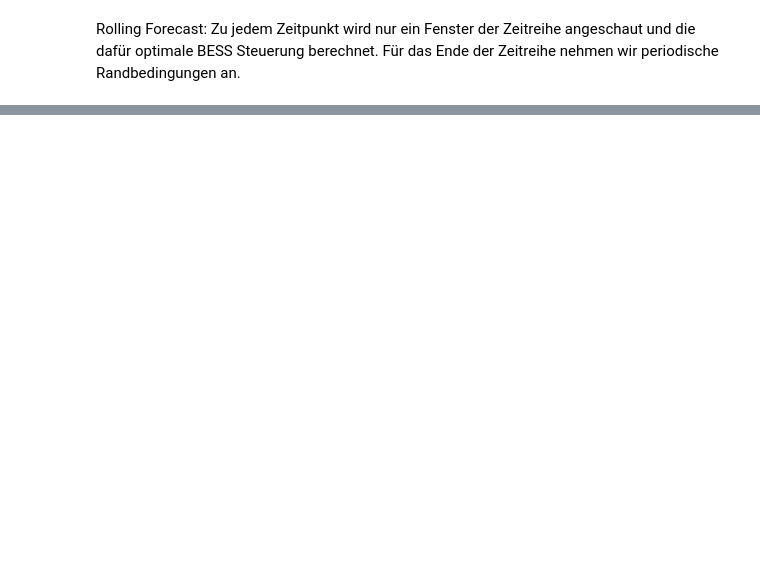
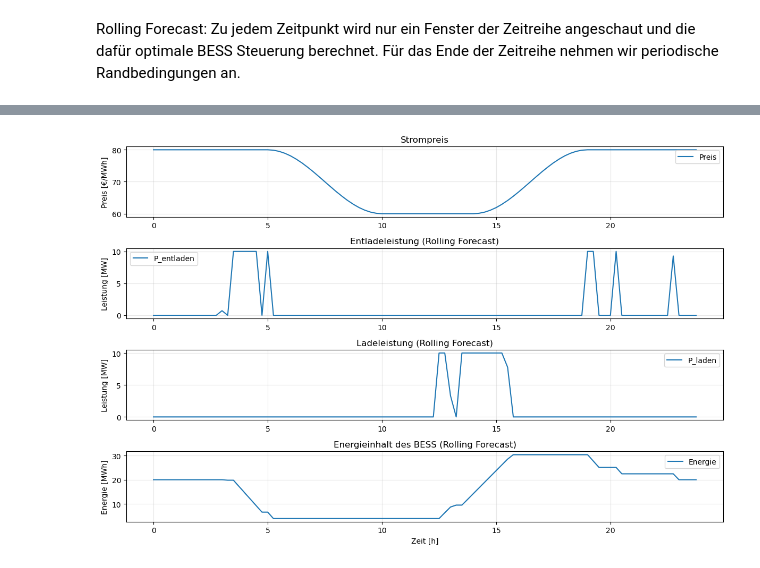
Before and after one commit to fefr3d/telis-intern, a Jupyter notebook: optimierungsmodel.ipynb, the cells around one changed output, grey strips where cells are left out. Saved outputs shown, nothing was run; the diff lists cells and outputs as text; code cells hidden in the pictures; blank space fills up the shorter version.

```diff
--- a/optimierungsmodel.ipynb
+++ b/optimierungsmodel.ipynb
@@ -597,0 +628,82 @@ print(f"Endenergie: {rolling_result['E'][-1]:.2f} MWh")
+# %%
+# Alternative Preisprofil-Funktion
+
+t = np.arange(N) * DT
+
+def make_price_profile(t, pi_min, p_max):
+    pi = np.zeros_like(t)
+
+    mask_const1 = t <= 5
+    mask_down = (t > 5) & (t <= 10)
+    mask_const2 = (t > 10) & (t <= 12)
+
+    pi[mask_const1] = p_max
+
+    tau = (t[mask_down] - 5.0) / 5.0
+    pi[mask_down] = p_max + (pi_min - p_max) * (1 - np.cos(np.pi * tau)) / 2
+
+    pi[mask_const2] = pi_min
+
+    idx = np.round((24.0 - t[t > 12]) / DT).astype(int)
+    pi[t > 12] = pi[idx]
+
+    return pi
+
+pi_min = 60.0
+p_max = 80.0
+pi = make_price_profile(t, pi_min, p_max)
+
+T_WINDOW = 4 # Stunden
+
+rolling_result = solve_bess_rolling_forecast(
+    pi_verkauf=pi,
+    pi_kauf=pi,
+    p_max=P_MAX,
+    e_min=E_MIN,
+    e_max=E_MAX,
+    e0=E0,
+    e_end=E0,
+    dt=DT,
+    eta=ETA,
+    t_window=int(T_WINDOW/DT),
+)
+
+print(f"Rolling Forecast Erlös: {rolling_result['objective']:.2f} €")
+print(f"Endenergie: {rolling_result['E'][-1]:.2f} MWh")
+
+# Visualisierung im gleichen Layout wie oben
+plt.figure(figsize=(12, 8))
+
+plt.subplot(4, 1, 1)
+plt.plot(t, pi, label="Preis")
+plt.ylabel("Preis [€/MWh]")
+plt.title("Strompreis")
+plt.legend()
+plt.grid(True, alpha=0.3)
+
+plt.subplot(4, 1, 2)
+plt.plot(t, rolling_result["P_discharge"], label="P_entladen")
+plt.ylabel("Leistung [MW]")
+plt.title("Entladeleistung (Rolling Forecast)")
+plt.legend()
+plt.grid(True, alpha=0.3)
+
+plt.subplot(4, 1, 3)
+plt.plot(t, rolling_result["P_charge"], label="P_laden")
+plt.ylabel("Leistung [MW]")
+plt.title("Ladeleistung (Rolling Forecast)")
+plt.legend()
+plt.grid(True, alpha=0.3)
+
+plt.subplot(4, 1, 4)
+t_E = np.arange(len(rolling_result["E"])) * DT
+plt.plot(t_E, rolling_result["E"], label="Energie")
+plt.ylabel("Energie [MWh]")
+plt.xlabel("Zeit [h]")
+plt.title("Energieinhalt des BESS (Rolling Forecast)")
+plt.legend()
+plt.grid(True, alpha=0.3)
+
+plt.tight_layout()
+plt.show()
+# %% [output]
@@ -597,0 +712 @@ print(f"Endenergie: {rolling_result['E'][-1]:.2f} MWh")
+[figure, added]
```
Also changed, not shown: parts of 5 cells of this notebook, 1 other file.
